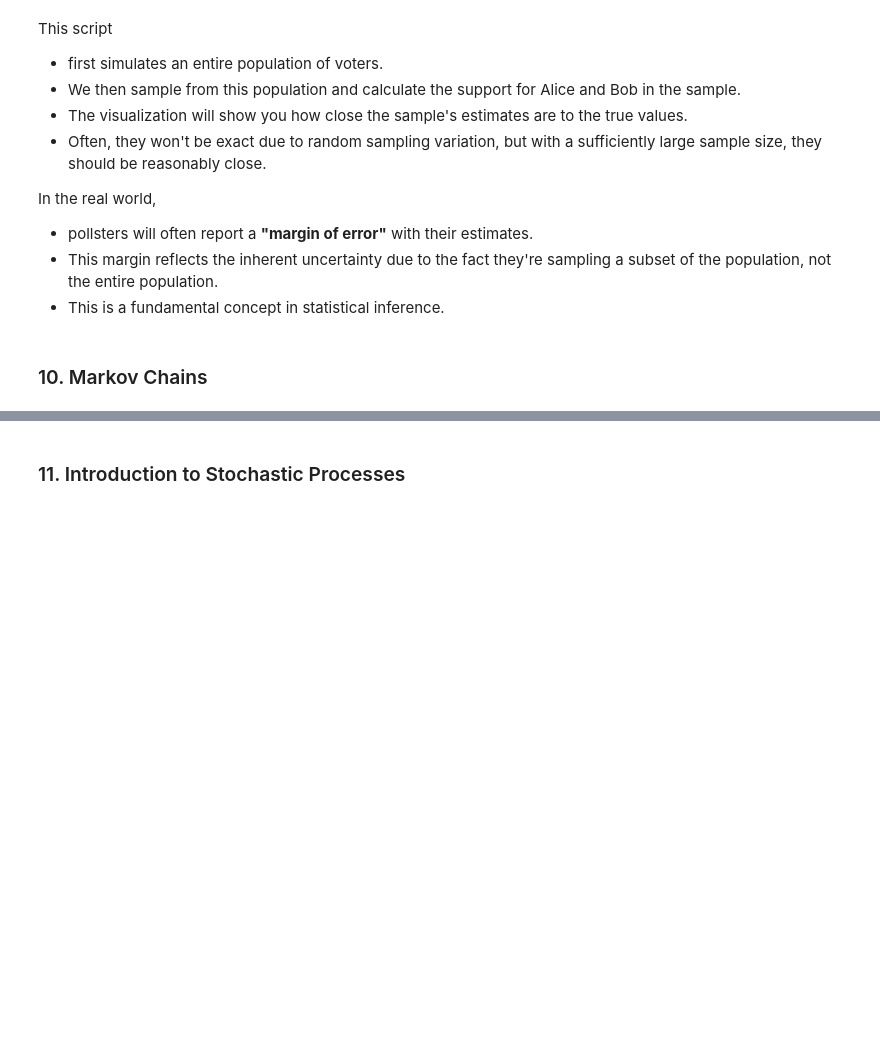
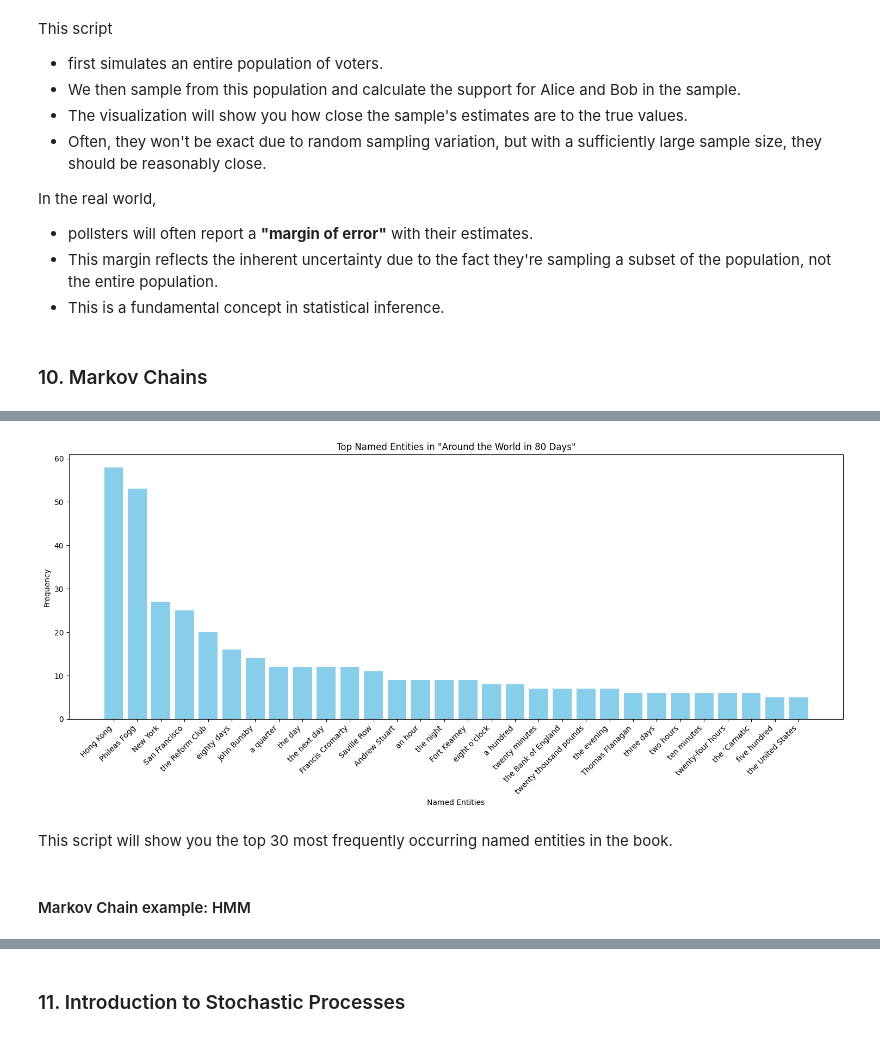
Before and after one commit to natapone/learning_ai_by_coding, a Jupyter notebook: 1-3_probability.ipynb, the cells around one changed output, grey strips where cells are left out. Cells and saved outputs as stored; diff of their text form; code cells hidden in the pictures; blank space fills up the shorter version.

Commit message:
Markov chain

```diff
--- a/1-3_probability.ipynb
+++ b/1-3_probability.ipynb
@@ -2072,0 +2193,42 @@ In the real world,
+# %%
+import spacy
+from collections import Counter
+import matplotlib.pyplot as plt
+
+# Load the English model for spaCy
+nlp = spacy.load("en_core_web_sm")
+
+# Read the raw text from file
+with open("./data/around_the_world_in_80_days.txt", "r", encoding="utf-8") as file:
+    raw_text = file.read()
+
+# Process the text using spaCy
+doc = nlp(raw_text)
+
+# Extract named entities
+entities = [ent.text for ent in doc.ents if len(ent.text.strip().split()) > 1]  # filter out single-word entities for clarity
+
+# Count occurrence of each entity
+entity_counts = Counter(entities)
+
+# Get the most common entities
+common_entities = entity_counts.most_common(30)
+
+# Split the entities and their counts into separate lists for plotting
+entity_names, entity_freqs = zip(*common_entities)
+
+# Plotting
+plt.figure(figsize=(15, 7))
+plt.bar(entity_names, entity_freqs, color='skyblue')
+plt.xlabel('Named Entities')
+plt.ylabel('Frequency')
+plt.title('Top Named Entities in "Around the World in 80 Days"')
+plt.xticks(rotation=45, ha="right")
+plt.tight_layout()
+plt.show()
+# %% [output]
+[figure, added]
+# %% [markdown]
+This script will show you the top 30 most frequently occurring named entities in the book.
+# %% [markdown]
+#### Markov Chain example: HMM
```
Also changed, not shown: parts of 10 cells of this notebook, 1 other file.
